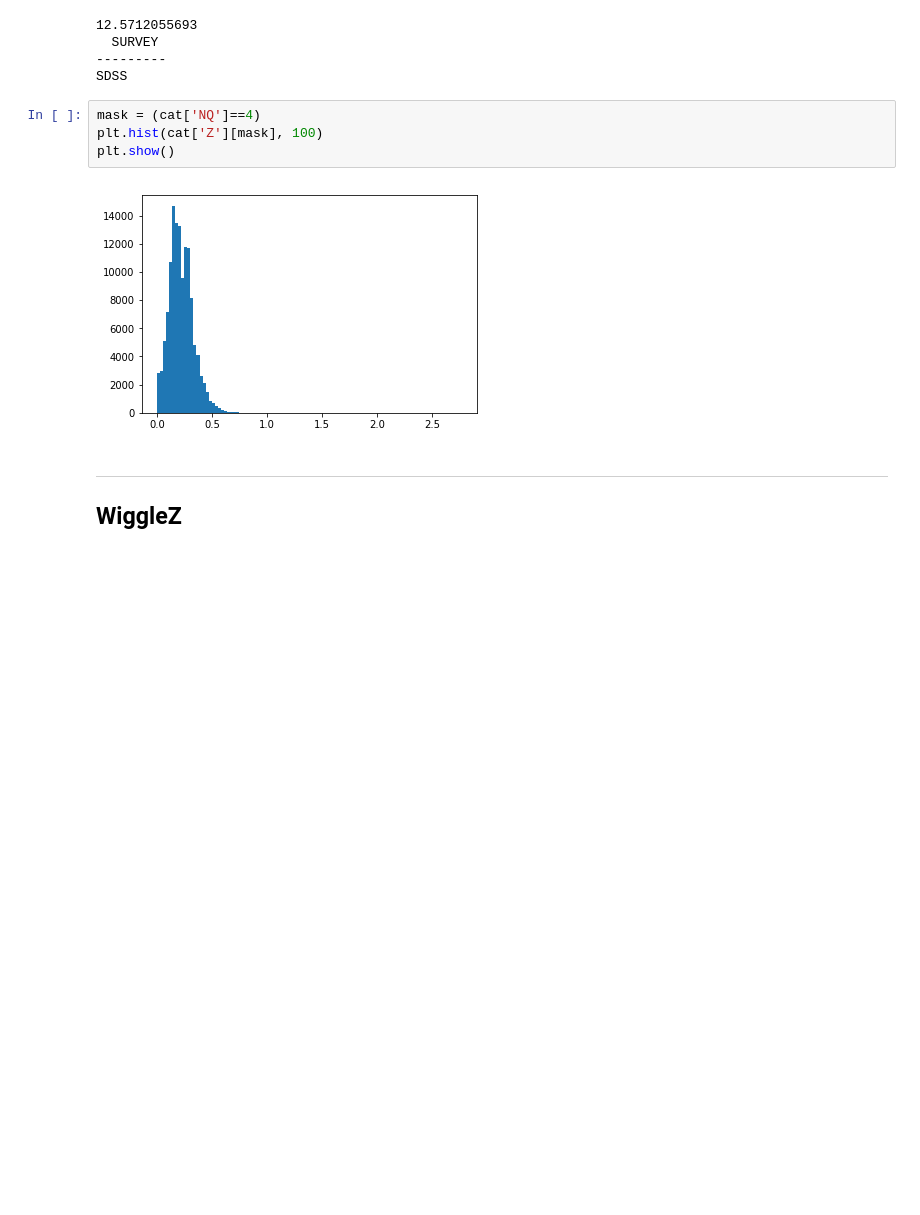
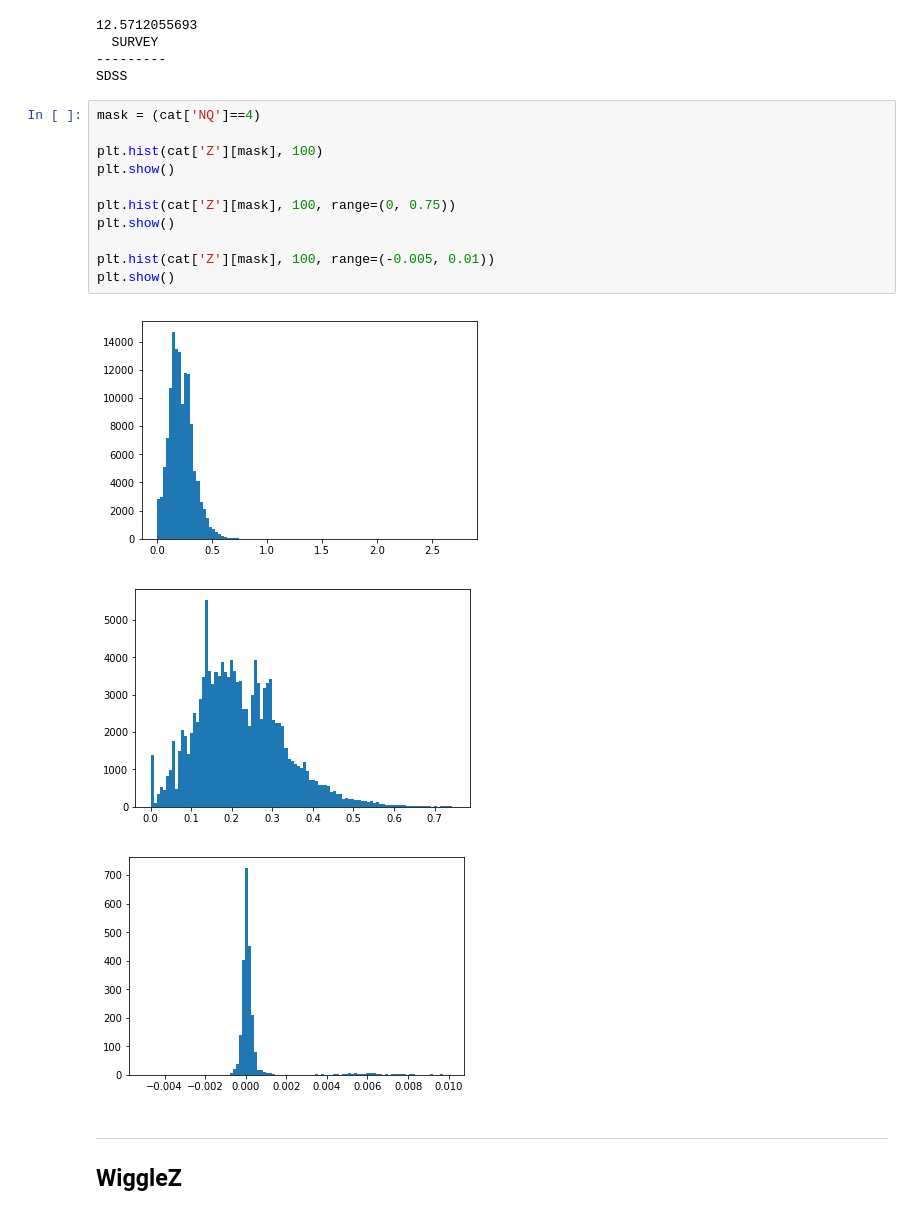
Before and after one commit to rongpu/desi-truth-table, a Jupyter notebook: notebooks/examine_specz_truth_catalogs.ipynb, the cells around one changed output. Saved outputs shown, nothing was run; the diff lists cells and outputs as text; blank space fills up the shorter version.

```diff
--- a/notebooks/examine_specz_truth_catalogs.ipynb
+++ b/notebooks/examine_specz_truth_catalogs.ipynb
@@ -58,10 +100,19 @@ print(np.unique(cat[mask]['SURVEY']))
 SDSS
 # %%
 mask = (cat['NQ']==4)
+
 plt.hist(cat['Z'][mask], 100)
 plt.show()
+
+plt.hist(cat['Z'][mask], 100, range=(0, 0.75))
+plt.show()
+
+plt.hist(cat['Z'][mask], 100, range=(-0.005, 0.01))
+plt.show()
 # %% [output]
 [figure]
+[figure, added]
+[figure, added]
 # %% [markdown]
 -------
 ## WiggleZ
```
Also changed, not shown: parts of 10 cells of this notebook.
